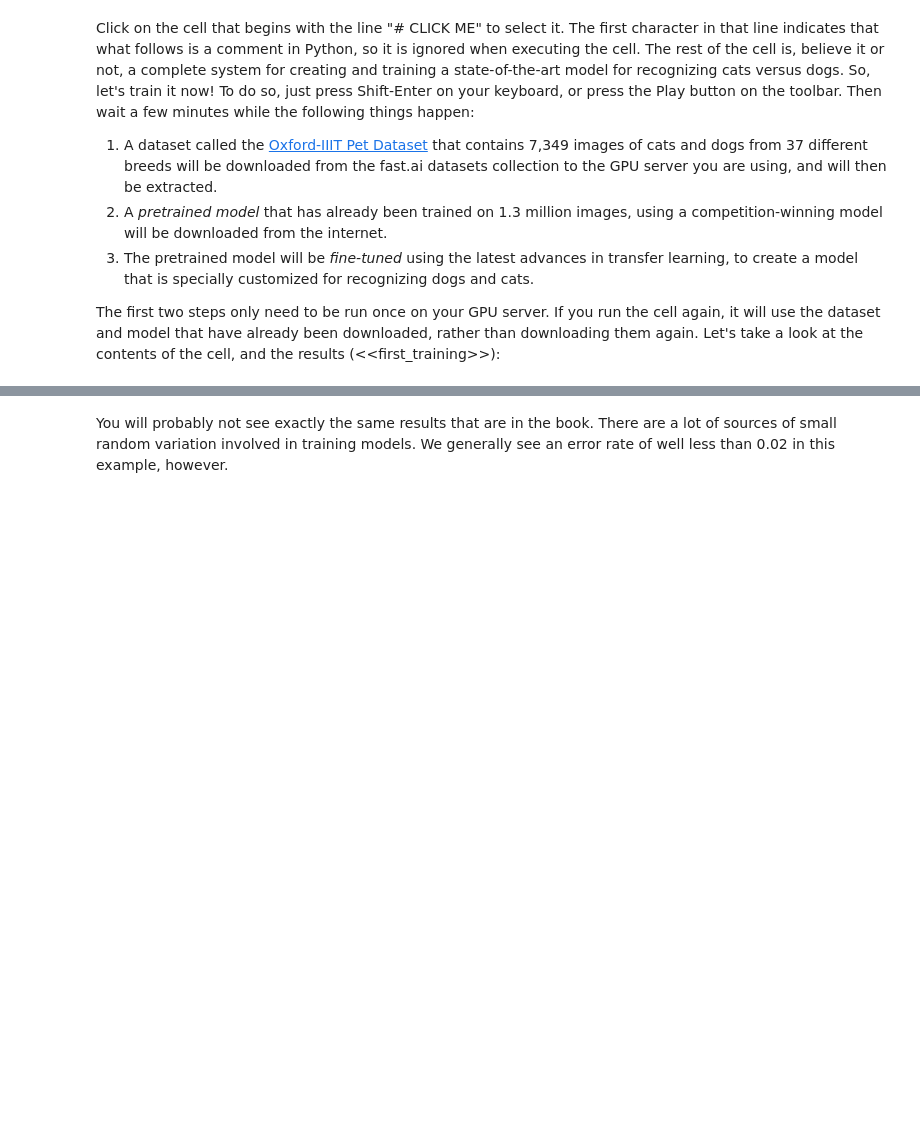
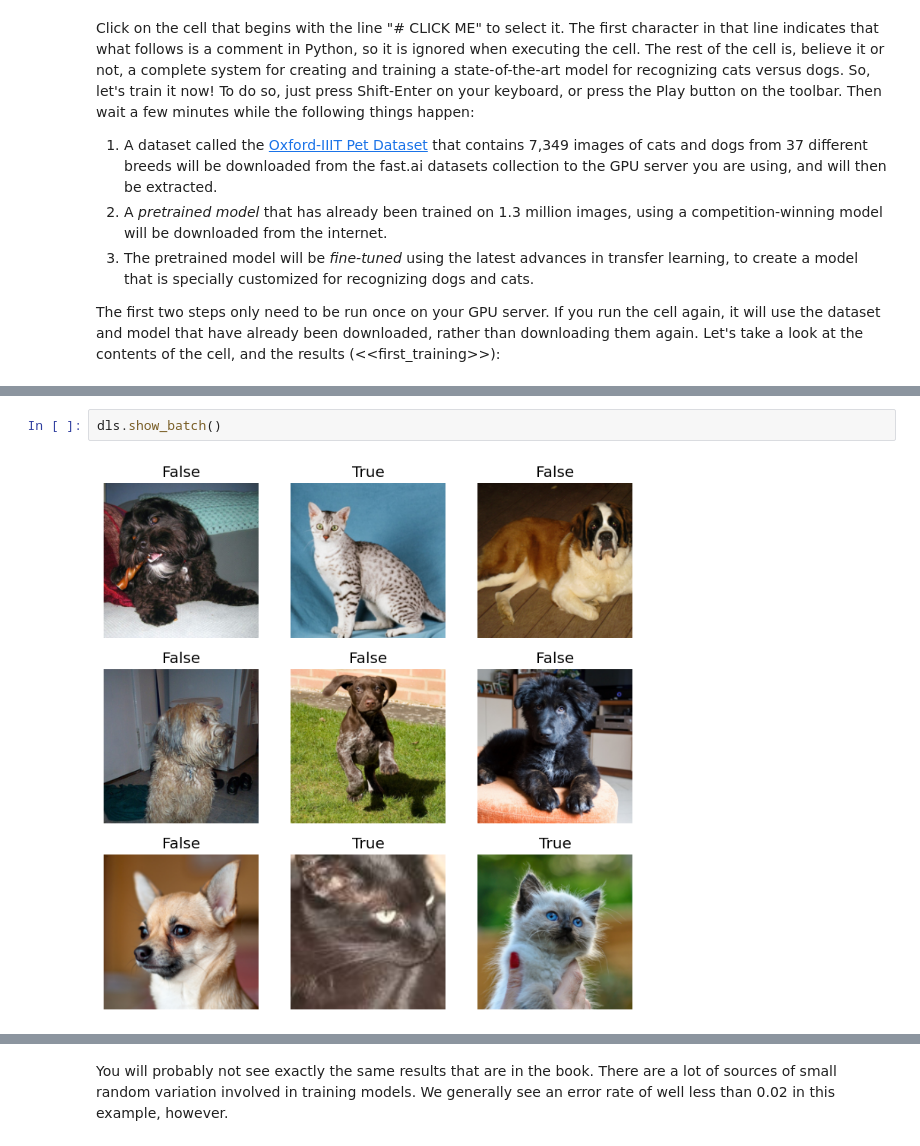
Before and after one commit to beginnerbunny/fastbook, a Jupyter notebook: 01_intro.ipynb, the cells around one changed output, grey strips where cells are left out. Cells and saved outputs as stored; diff of their text form; blank space fills up the shorter version.

```diff
--- a/01_intro.ipynb
+++ b/01_intro.ipynb
@@ -247,0 +247,4 @@ Downloading: "https://download.pytorch.org/models/resnet34-b627a593.pth" to /roo
+# %%
+dls.show_batch()
+# %% [output]
+[figure, added]
```
Also changed, not shown: parts of 8 cells of this notebook.
